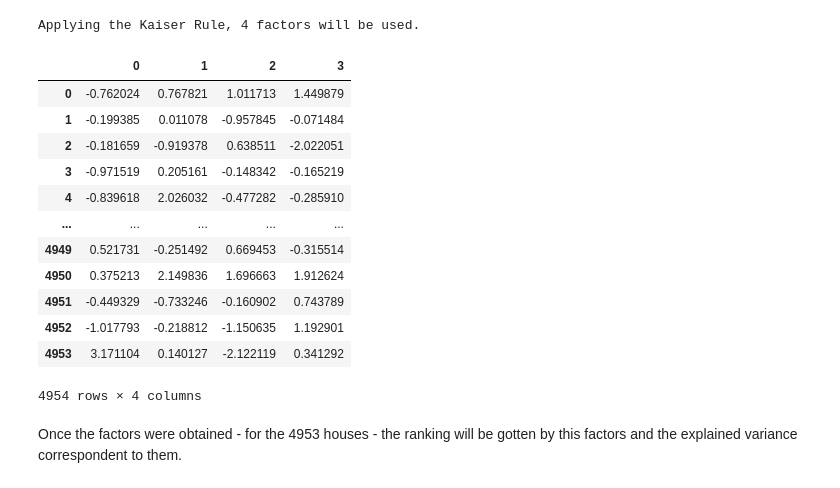
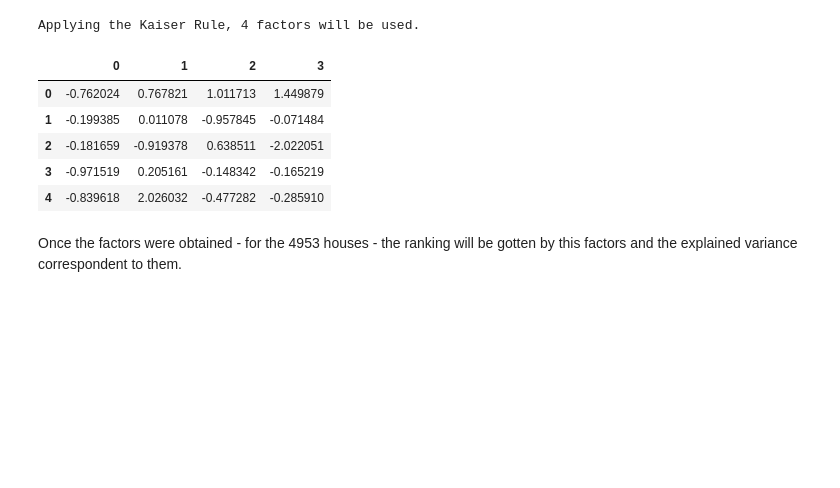
Before and after one commit to Andrercouto/UnsupervisedMachineLearning, a Jupyter notebook: MCAandPCA.ipynb, the cells around one changed output. Drawn from its saved outputs; the diff is of its cells as text; code cells hidden in the pictures; blank space fills up the shorter version.

```diff
--- a/MCAandPCA.ipynb
+++ b/MCAandPCA.ipynb
@@ -201,22 +201,15 @@ Applying the Kaiser Rule, 4 factors will be used.
 # %%
 # Applying PCA
 pca = PCA(n_components = 4, whiten=True)
 df_houses_factors = pd.DataFrame(pca.fit_transform(df_houses_normalized))
-df_houses_factors
+df_houses_factors.head(5)
 # %% [output]
 |  | 0 | 1 | 2 | 3 |
 | 0 | -0.762024 | 0.767821 | 1.011713 | 1.449879 |
 | 1 | -0.199385 | 0.011078 | -0.957845 | -0.071484 |
 | 2 | -0.181659 | -0.919378 | 0.638511 | -2.022051 |
 | 3 | -0.971519 | 0.205161 | -0.148342 | -0.165219 |
 | 4 | -0.839618 | 2.026032 | -0.477282 | -0.285910 |
-| ... | ... | ... | ... | ... |
-| 4949 | 0.521731 | -0.251492 | 0.669453 | -0.315514 |
-| 4950 | 0.375213 | 2.149836 | 1.696663 | 1.912624 |
-| 4951 | -0.449329 | -0.733246 | -0.160902 | 0.743789 |
-| 4952 | -1.017793 | -0.218812 | -1.150635 | 1.192901 |
-| 4953 | 3.171104 | 0.140127 | -2.122119 | 0.341292 |
-4954 rows × 4 columns
 # %% [markdown]
 Once the factors were obtained - for the 4953 houses - the ranking will be gotten by this factors and the explained variance correspondent to them.
 # %%
```
Also changed, not shown: parts of 3 cells of this notebook.
